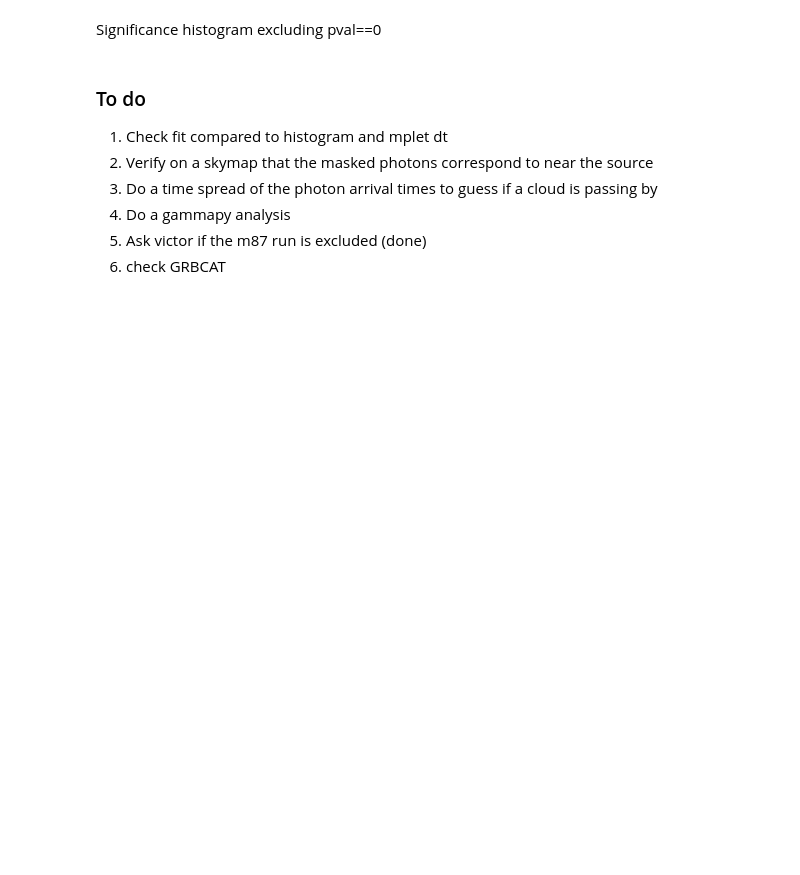
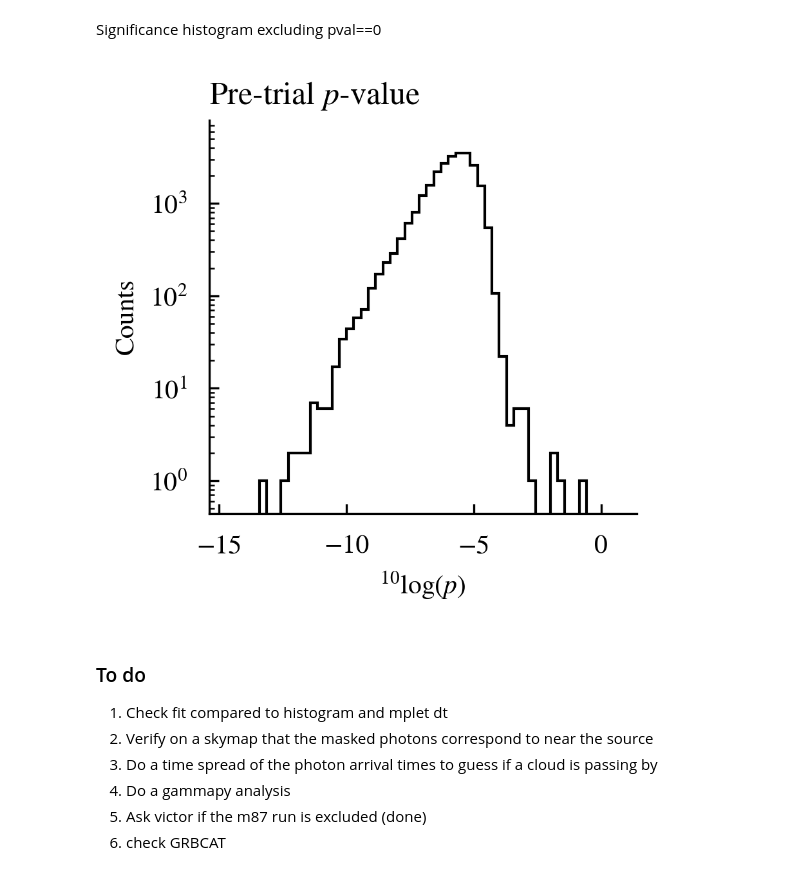
Before and after one commit to annanayjaitly/gamma_transients, a Jupyter notebook: testing/significance.ipynb, the cells around one changed output. Cells and saved outputs as stored; diff of their text form; code cells hidden in the pictures; blank space fills up the shorter version.

```diff
--- a/testing/significance.ipynb
+++ b/testing/significance.ipynb
@@ -37,14 +37,17 @@ min(reduced["LAMBDA_RATIO_SIGNIFICANCE"][~pval_0_mask]),max(reduced["LAMBDA_RATI
 # %% [markdown]
 Significance histogram excluding pval==0
 # %%
+plt.figure(figsize=(3,3))
 h = vis.hist(np.log10(reduced[~pval_0_mask]["LAMBDA_RATIO_SIGNIFICANCE"]),histtype="step",bins=np.linspace(-14,0))
 plt.yscale("log")
 plt.xlabel(r"$^{10}\log(p)$")
 plt.ylabel("Counts")
-plt.title("Poissonian Multiplet significance based on bkg and multiplet rates.")
-plt.savefig("figures/combined/lambda_ratio_significance.pdf")
-plt.savefig("figures/combined/lambda_ratio_significance.png",facecolor="white")
+plt.title("Pre-trial $p$-value",loc="left")
+# plt.savefig("figures/combined/lambda_ratio_significance.pdf")
+plt.savefig("figures/combined/lambda_ratio_significance.png",facecolor="white",dpi=300)
 # h = vis.hist(reduced["MPLET_DT_LAMBDA"],histtype="step",bins=np.linspace(6e-19,9.5e-19,100))
+# %% [output]
+[figure, added]
 # %%
 reduced.sort('dt')
 pval_0_mask = reduced["LAMBDA_RATIO_SIGNIFICANCE"]==0.
```
Also changed, not shown: 3 other files.
